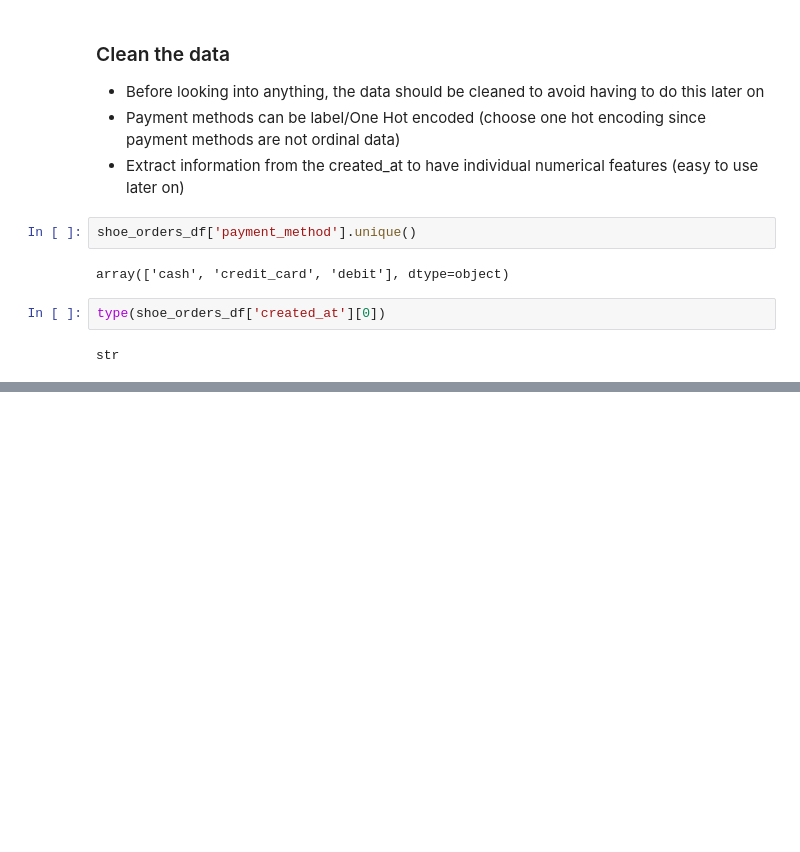
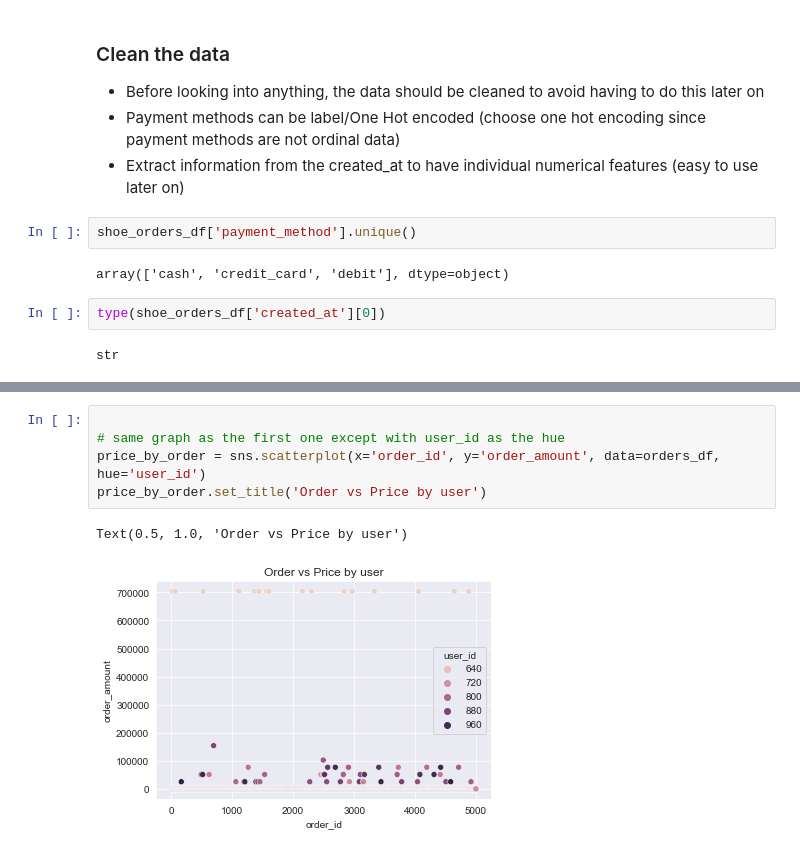
Before and after one commit to Nick-palmar/shopify_data_science_intern_challenge, a Jupyter notebook: q1.ipynb, the cells around one changed output, grey strips where cells are left out. Cells and saved outputs as stored; diff of their text form; blank space fills up the shorter version.

```diff
--- a/q1.ipynb
+++ b/q1.ipynb
@@ -53,0 +207,8 @@ str
+# %%
+
+# same graph as the first one except with user_id as the hue
+price_by_order = sns.scatterplot(x='order_id', y='order_amount', data=orders_df, hue='user_id')
+price_by_order.set_title('Order vs Price by user')
+# %% [output]
+Text(0.5, 1.0, 'Order vs Price by user')
+[figure, added]
```
Also changed, not shown: parts of 23 cells of this notebook, 1 other file.
